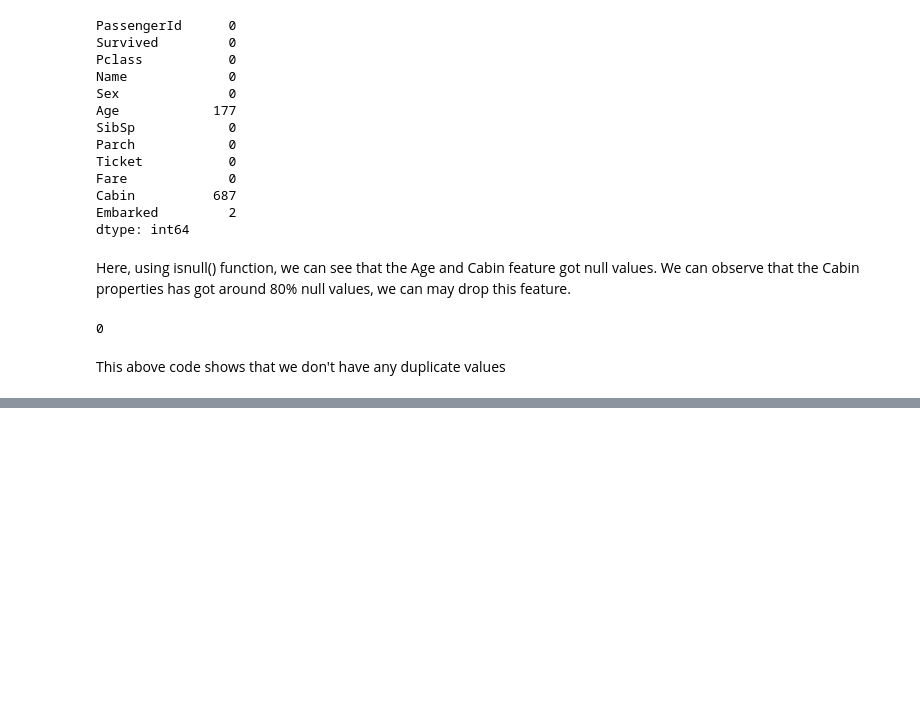
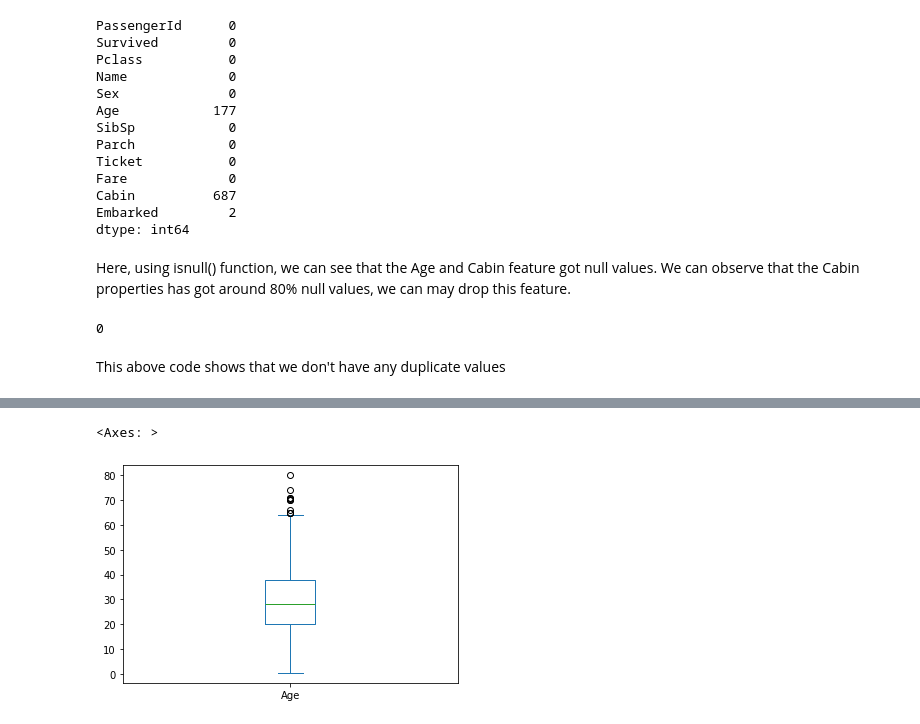
Before and after one commit to niteshpantha/titanic_data, a Jupyter notebook: titanic_analysis.ipynb, the cells around one changed output, grey strips where cells are left out. Saved outputs shown, nothing was run; the diff lists cells and outputs as text; code cells hidden in the pictures; blank space fills up the shorter version.

```diff
--- a/titanic_analysis.ipynb
+++ b/titanic_analysis.ipynb
@@ -67,0 +163,6 @@ This above code shows that we don't have any duplicate values
+# %%
+# Boxplot helps to show the outlier in the data
+df_train['Age'].plot(kind='box')
+# %% [output]
+<Axes: >
+[figure, added]
```
Also changed, not shown: parts of 13 cells of this notebook.
